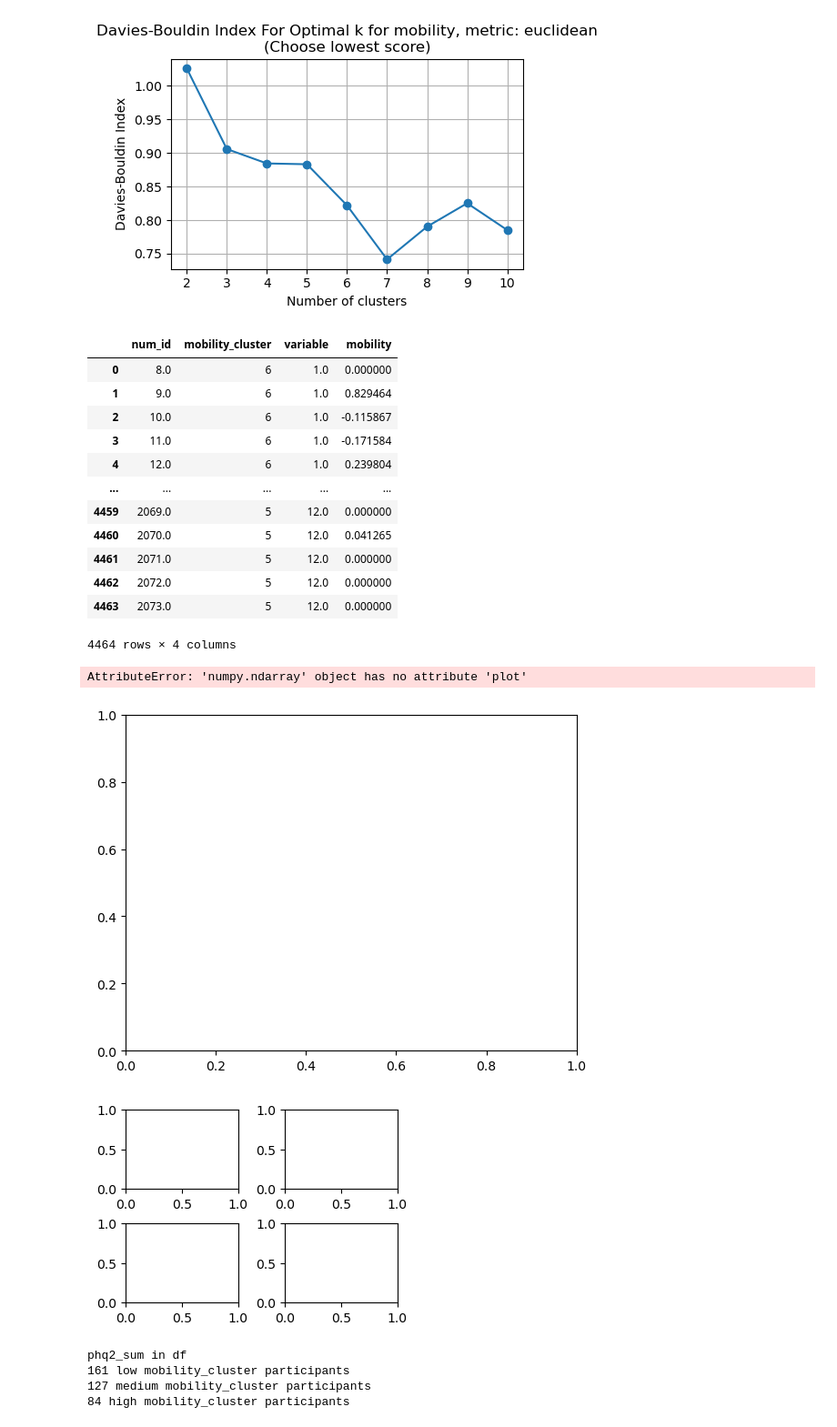
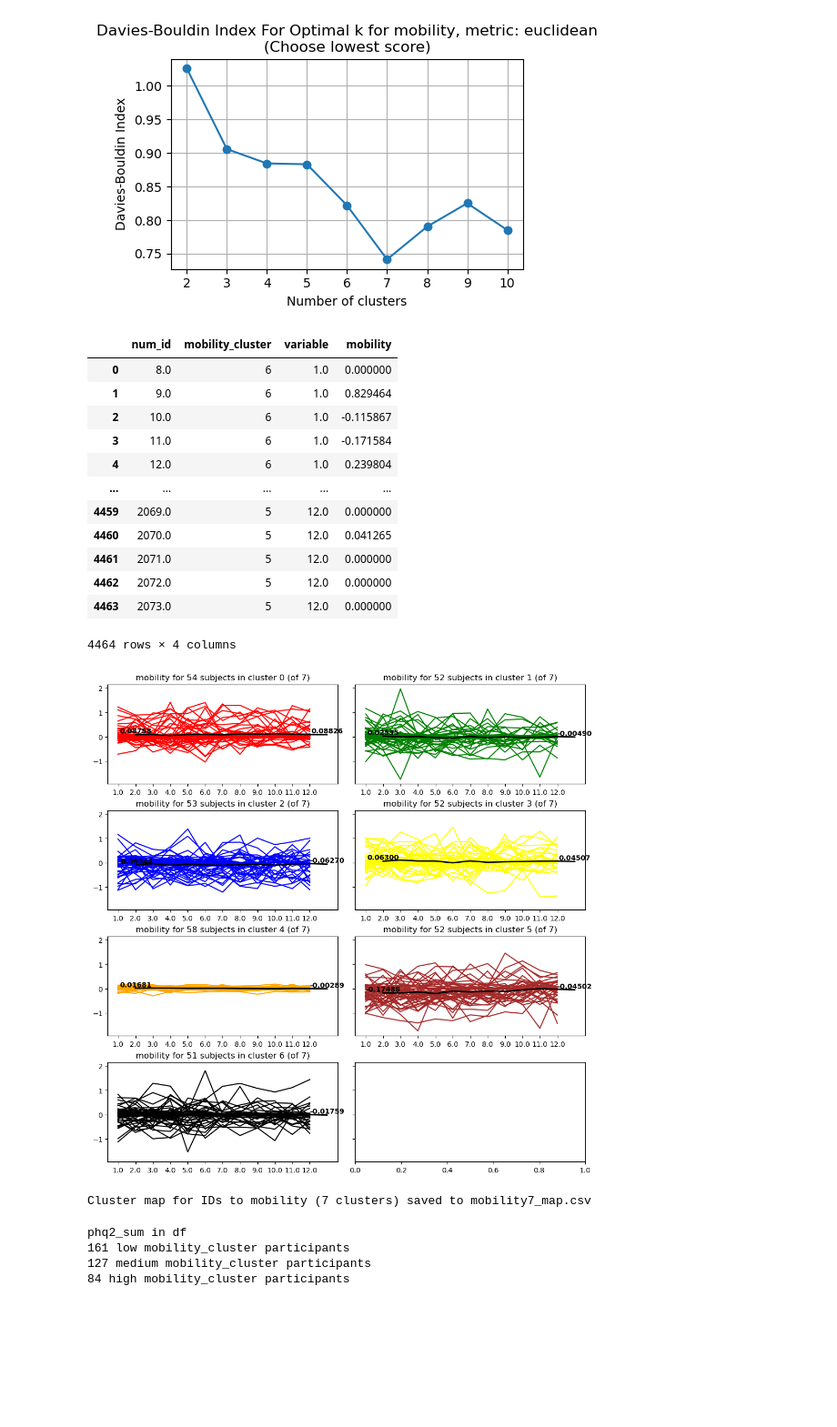
Before and after one commit to kaleyjoss/smartphone_sensor_predictive_modeling, a Jupyter notebook: notebooks/02_var_clustering.ipynb, the cells around one changed output. Shown at 91% size. Drawn from its saved outputs; the diff is of its cells as text; code cells hidden in the pictures; blank space fills up the shorter version.

```diff
--- a/notebooks/02_var_clustering.ipynb
+++ b/notebooks/02_var_clustering.ipynb
@@ -43,3 +70,26 @@ for name in df_names:
+# %%
+import plotly.express as px
+mobility_cols = ['location_variance_hr','hours_active_hr','hours_walking_hr','mobility','mobility_radius']
+target = 'phq9_bin'
+for var in mobility_cols:
+    for name in ['v1_week','v2_week']:
+        df = pd.read_csv(os.path.join(brighten_dir, f'{name}_res.csv'))
+        if var in df.columns and target in df.columns:
+            df[var] = [float(i) for i in df[var].to_list()]
+            df = df.copy()
+            mob_df = drop_col_outliers_iqr(df, var)
+            if not mob_df.empty and target in mob_df.columns:
+                fig = px.histogram(mob_df, x=var, y='num_id', color=target,
+                                        color_discrete_map={
+                                            1: px.colors.sequential.Plasma_r[0],
+                                            2: px.colors.sequential.Plasma_r[2],
+                                            3: px.colors.sequential.Plasma_r[4],
+                                            4: px.colors.sequential.Plasma_r[6],
+                                            5: px.colors.sequential.Plasma_r[8],
+                                        },
+                                        category_orders={"phq2_sum_cat": [1, 2, 3, 4, 5]},
+                                        title=f'{var} histogram colored by {target} for {name}')
+                fig.show()
 # %%
 ##### Cluster independent variables into high/low clusters
 importlib.reload(cl)
@@ -135,46 +185,50 @@ for name in ['v1_day']:
     colors = ['red', 'green', 'blue', 'yellow', 'orange', 'brown', 'black']
     graph_df = pivot_df.melt(id_vars=['num_id',cluster_label], value_vars=pivot_df[required_weeks], value_name=cluster_var)
     display(graph_df)
+
+    # Visualize clusters in subplots
+    fig, axs = plt.subplots(ncols=2, nrows=4, figsize=(10, 10), sharey='all',
+                        layout="constrained")
+    axs = axs.flatten()
+
     # Graph each cluster (as a different color)
     for i, cluster in enumerate(sorted(set(kmeans.labels_))):
         # Creating a new fig for each cluster
-        fig, ax = plt.subplots(ncols=2, nrows=2, figsize=(3.5, 2.5),
-                        layout="constrained")
+        ax = axs[i]
         cluster_df = graph_df[graph_df[cluster_label] == cluster]
         cluster_data = pivot_df[pivot_df[cluster_label]== cluster]
         # Looping over each subject
         for sub in cluster_df['num_id'].unique():
             sub_df = cluster_df[cluster_df['num_id'] == sub]
             #Plotting each subject's trajectory over the weeks
-            ax.plot('variable', cluster_var, data=sub_df, color=colors[i])
+            ax.plot(sub_df['variable'], sub_df[cluster_var], color=colors[i])
         avg_line = cluster_data[required_weeks].mean(axis=0)  # Mean across rows for each week
         ax.plot(range(1, len(avg_line) + 1), avg_line, color='black', linewidth=2, label='Average')
         # Label the score at the beginning and end of the average line
         ax.text(1, avg_line.iloc[0], f"{avg_line.iloc[0]:.5f}", color='black', ha='center', va='bottom', fontweight='bold')
         ax.text(len(avg_line), avg_line.iloc[-1], f"{avg_line.iloc[-1]:.5f}", color='black', ha='center', va='bottom', fontweight='bold')
         # Set title
-        ax.set_title(f'{cluster_var} for subjects in cluster {cluster} (of {n_clusters})')
-        plt.show()
+        ax.set_title(f'{cluster_var} for {len(cluster_df['num_id'].unique())} subjects in cluster {cluster} (of {n_clusters})')
+    plt.show()
 
     graph_df.to_csv(os.path.join(brighten_dir, f'{cluster_var}{n_clusters}_map.csv'))
     print(f"Cluster map for IDs to {cluster_var} ({n_clusters} clusters) saved to {cluster_var}{n_clusters}_map.csv ")
 # %% [output]
 |  | num_id | mobility_cluster | variable | mobility |
 | 0 | 8.0 | 6 | 1.0 | 0.000000 |
 | 1 | 9.0 | 6 | 1.0 | 0.829464 |
 | 2 | 10.0 | 6 | 1.0 | -0.115867 |
 | 3 | 11.0 | 6 | 1.0 | -0.171584 |
 | 4 | 12.0 | 6 | 1.0 | 0.239804 |
 | ... | ... | ... | ... | ... |
 | 4459 | 2069.0 | 5 | 12.0 | 0.000000 |
 | 4460 | 2070.0 | 5 | 12.0 | 0.041265 |
 | 4461 | 2071.0 | 5 | 12.0 | 0.000000 |
 | 4462 | 2072.0 | 5 | 12.0 | 0.000000 |
 | 4463 | 2073.0 | 5 | 12.0 | 0.000000 |
 4464 rows × 4 columns
+[figure, new version]
-AttributeError: 'numpy.ndarray' object has no attribute 'plot'
+Cluster map for IDs to mobility (7 clusters) saved to mobility7_map.csv
-[figure, old version]
-[figure, removed]
 # %%
 #### Visualize distribution of certain variables for different clusters (KMeans)
 
```
Also changed, not shown: parts of 1 cell of this notebook, 4 other files.
